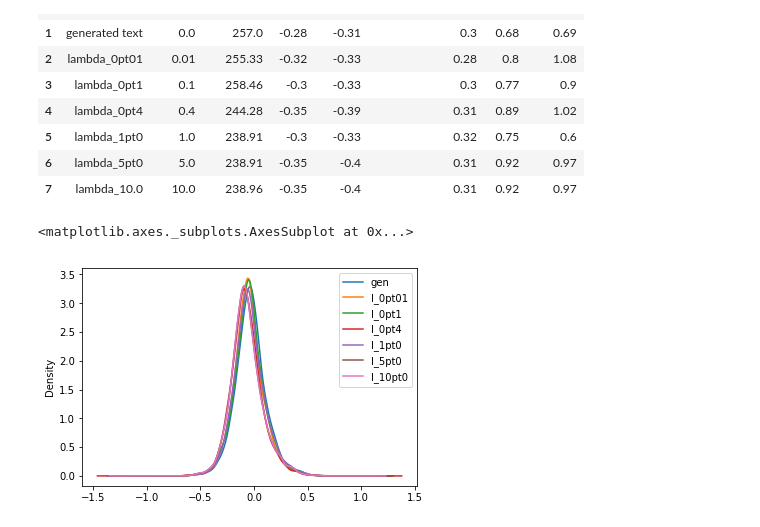
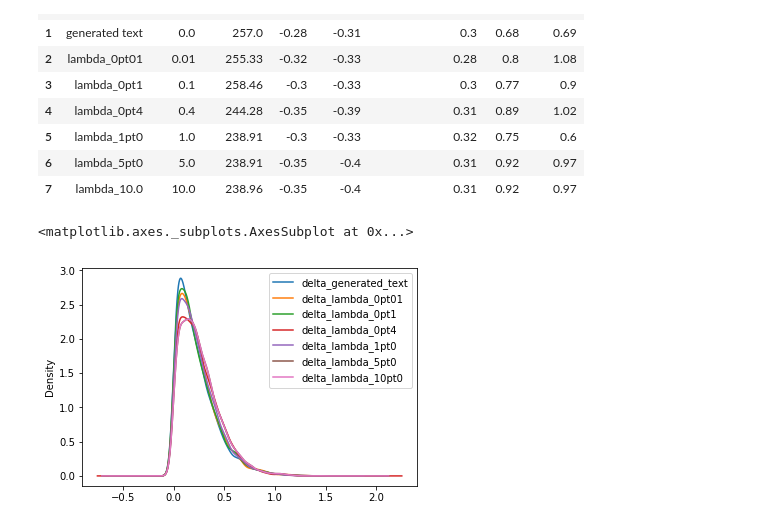
Before and after one commit to auroracramer/language-model-bias, a Jupyter notebook: Bias_Score_Analysis.ipynb, the cells around one changed output. Drawn from its saved outputs; the diff is of its cells as text; code cells hidden in the pictures.

```diff
--- a/Bias_Score_Analysis.ipynb
+++ b/Bias_Score_Analysis.ipynb
@@ -167,30 +167,47 @@ for x in dm_train:
         #print(x )
 #         U[x] = { 'training' : abs(0.5 - dm_train[x]['b_score']) , 'generated_text' : abs (0.5 - dm_gen[x]['b_score']), 'l_0pt4' : abs (0.5 - dm_0pt4[x]['b_score']) ,'l_1pt0' : abs (0.5 - dm_1pt0[x]['b_score']), 'l_5pt0' : abs (0.5 - dm_5pt0[x]['b_score']), 'l_10pt0' : abs (0.5 - dm_10pt0[x]['b_score'])}
 
-#         V[x] = { 'training' :2*(0.5 - dm_train[x]['b_score']) , 'generated_text' : 2* (0.5 - dm_gen[x]['b_score']) ,'l_0pt4' : 2* (0.5 - dm_0pt4[x]['b_score']) ,'l_1pt0' : 2* (0.5 - dm_1pt0[x]['b_score']), 'l_5pt0' : 2* (0.5 - dm_5pt0[x]['b_score']), 'l_10pt0' : 2* (0.5 - dm_10pt0[x]['b_score'])}
+         V[x] = {'training' :2*(0.5 - dm_train[x]['b_score']) ,
+                 'generated_text' : 2* (0.5 - dm_gen[x]['b_score']) ,
+                 'l_0pt01' : 2* (0.5 - dm_0pt01[x]['b_score']),
+                'l_0pt1' : 2* (0.5 - dm_0pt1[x]['b_score']),
+                'l_0pt4' : 2* (0.5 - dm_0pt4[x]['b_score']) ,
+                'l_1pt0' : 2* (0.5 - dm_1pt0[x]['b_score']),
+                'l_5pt0' : 2* (0.5 - dm_5pt0[x]['b_score']),
+                'l_10pt0' : 2* (0.5 - dm_10pt0[x]['b_score'])}
 
 #         Z[x] = { 'training' :(dm_train[x]['b_score']) , 'generated_text' :  ( dm_gen[x]['b_score']) ,'l_0pt4' :  (dm_0pt4[x]['b_score']) ,'l_1pt0' :dm_1pt0[x]['b_score'], 'l_5pt0' :  dm_5pt0[x]['b_score'], 'l_10pt0' : ( dm_10pt0[x]['b_score'])}
-         D[x]=  { 'gen' :(dm_train[x]['b_score']) - ( dm_gen[x]['b_score']), 'l_0pt01' :(dm_train[x]['b_score']) - ( dm_0pt01[x]['b_score']),'l_0pt1' :(dm_train[x]['b_score']) - ( dm_0pt1[x]['b_score']),'l_0pt4' :(dm_train[x]['b_score']) - ( dm_0pt4[x]['b_score']),   'l_1pt0' :(dm_train[x]['b_score']) - ( dm_1pt0[x]['b_score']),  'l_5pt0' :(dm_train[x]['b_score']) - ( dm_5pt0[x]['b_score']), 'l_10pt0' :(dm_train[x]['b_score']) - ( dm_10pt0[x]['b_score']), }
+         #D[x]=  { 'gen' :2*((0.5 - dm_train[x]['b_score']) - (0.5- dm_gen[x]['b_score'])), 'l_0pt01' :2*((0.5 - dm_train[x]['b_score']) - (0.5 - dm_0pt01[x]['b_score'])),'l_0pt1' :2*((0.5 - dm_train[x]['b_score']) - ( dm_0pt1[x]['b_score']),'l_0pt4' :(dm_train[x]['b_score']) - ( dm_0pt4[x]['b_score']),   'l_1pt0' :(dm_train[x]['b_score']) - ( dm_1pt0[x]['b_score']),  'l_5pt0' :(dm_train[x]['b_score']) - ( dm_5pt0[x]['b_score']), 'l_10pt0' :(dm_train[x]['b_score']) - (0.5 -  dm_10pt0[x]['b_score']), }
+
          C[x]=  { 'gen' :abs(dm_train[x]['b_score'] -  dm_gen[x]['b_score']),'l_0pt01' :abs(dm_train[x]['b_score'] -  dm_0pt01[x]['b_score']),'l_0pt1' :abs(dm_train[x]['b_score'] -  dm_0pt1[x]['b_score']),'l_0pt4' :abs(dm_train[x]['b_score'] -  dm_0pt4[x]['b_score']),   'l_1pt0' :abs(dm_train[x]['b_score'] -  dm_1pt0[x]['b_score']),  'l_5pt0' :abs(dm_train[x]['b_score'] -  dm_5pt0[x]['b_score']), 'l_10pt0' :abs(dm_train[x]['b_score'] - dm_10pt0[x]['b_score']), }
         #print(x)
 
 # M = pd.DataFrame.from_dict(U, orient='index')
 # N = pd.DataFrame.from_dict(V, orient='index')
 # L = pd.DataFrame.from_dict(Z, orient='index')
+
+for x in V:
+    D[x]={'delta_generated_text' : abs(V[x]['training'] - V[x]['generated_text']),
+          'delta_lambda_0pt01' : abs(V[x]['training'] - V[x]['l_0pt01']),
+          'delta_lambda_0pt1' : abs(V[x]['training'] - V[x]['l_0pt1']),
+          'delta_lambda_0pt4' : abs(V[x]['training'] - V[x]['l_0pt4']),
+          'delta_lambda_1pt0' : abs(V[x]['training'] - V[x]['l_1pt0']),
+          'delta_lambda_5pt0' : abs(V[x]['training'] - V[x]['l_5pt0']),
+          'delta_lambda_10pt0' : abs(V[x]['training'] - V[x]['l_10pt0'])}
+
 X = pd.DataFrame.from_dict(D, orient='index')
 Y = pd.DataFrame.from_dict(C, orient='index')
 
 
-L.columns.name = ['training', 'generated text', 'l_0pt01', 'l_0pt1','l_0pt4', 'l_1pt0', 'l_10pt0', 'l_10pt0']
+# L.columns.name = ['training', 'generated text', 'l_0pt01', 'l_0pt1','l_0pt4', 'l_1pt0', 'l_10pt0', 'l_10pt0']
 # %%
-# X.training.plot.kde(legend = True, y = 'frequency')
-X.gen.plot.kde(legend = True)
-X.l_0pt01.plot.kde(legend = True)
-X.l_0pt1.plot.kde(legend = True)
-X.l_0pt4.plot.kde(legend = True)
-X.l_1pt0.plot.kde(legend = True)
-X.l_5pt0.plot.kde(legend = True)
-X.l_10pt0.plot.kde(legend = True)
+X.delta_generated_text.plot.kde(legend = True)
+X.delta_lambda_0pt01.plot.kde(legend = True)
+X.delta_lambda_0pt1.plot.kde(legend = True)
+X.delta_lambda_0pt4.plot.kde(legend = True)
+X.delta_lambda_1pt0.plot.kde(legend = True)
+X.delta_lambda_5pt0.plot.kde(legend = True)
+X.delta_lambda_10pt0.plot.kde(legend = True)
 # %% [output]
 <matplotlib.axes._subplots.AxesSubplot at 0x...>
-[figure, old version]
+[figure, new version]
```
Also changed, not shown: parts of 4 cells of this notebook.
